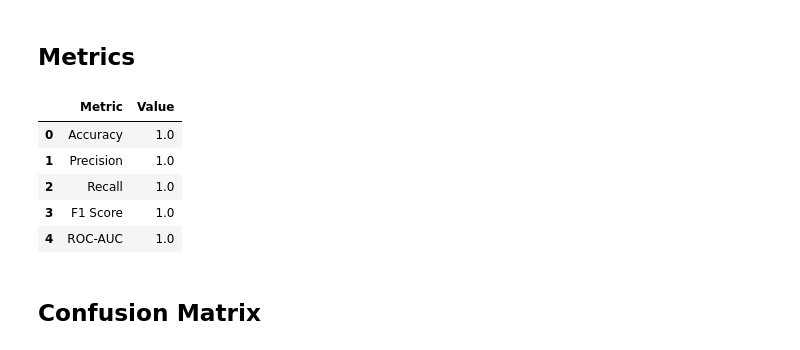
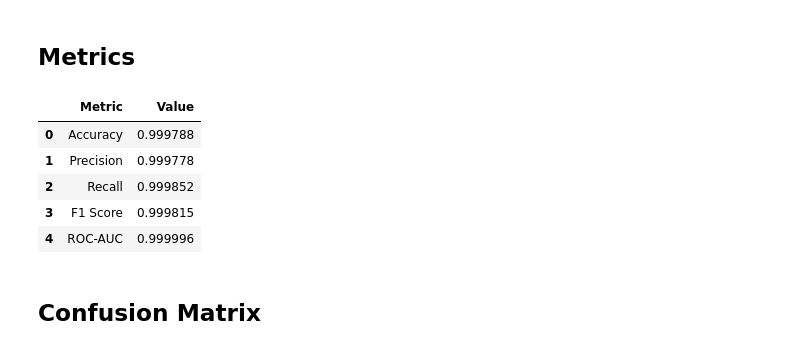
Before and after one commit to jiyasahni-maker/hybrid-phishing-detection, a Jupyter notebook: notebooks/XGboost.ipynb, the cells around one changed output. Drawn from its saved outputs; the diff is of its cells as text; code cells hidden in the pictures.

```diff
--- a/notebooks/XGboost.ipynb
+++ b/notebooks/XGboost.ipynb
@@ -104,29 +104,29 @@ baseline_roc = roc_auc_score(y_test,y_prob)
 # %%
 results = pd.DataFrame({
     "Metric": [
         "Accuracy",
         "Precision",
         "Recall",
         "F1 Score",
         "ROC-AUC"
     ],
     "Value": [
-        accuracy,
-        precision,
-        recall,
-        f1,
-        roc
+        baseline_accuracy,
+        baseline_precision,
+        baseline_recall,
+        baseline_f1,
+        baseline_roc
     ]
 })
 
 results
 # %% [output]
 |  | Metric | Value |
-| 0 | Accuracy | 1.0 |
-| 1 | Precision | 1.0 |
-| 2 | Recall | 1.0 |
-| 3 | F1 Score | 1.0 |
-| 4 | ROC-AUC | 1.0 |
+| 0 | Accuracy | 0.999788 |
+| 1 | Precision | 0.999778 |
+| 2 | Recall | 0.999852 |
+| 3 | F1 Score | 0.999815 |
+| 4 | ROC-AUC | 0.999996 |
 # %% [markdown]
 ## Confusion Matrix
 # %%
```
Also changed, not shown: parts of 11 cells of this notebook, 28 other files.
